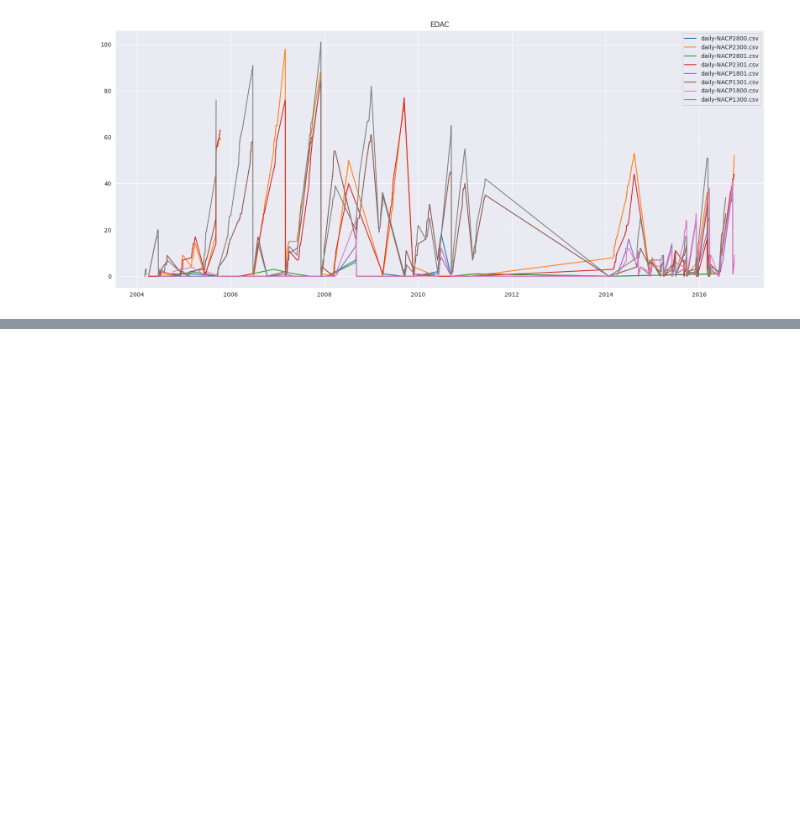
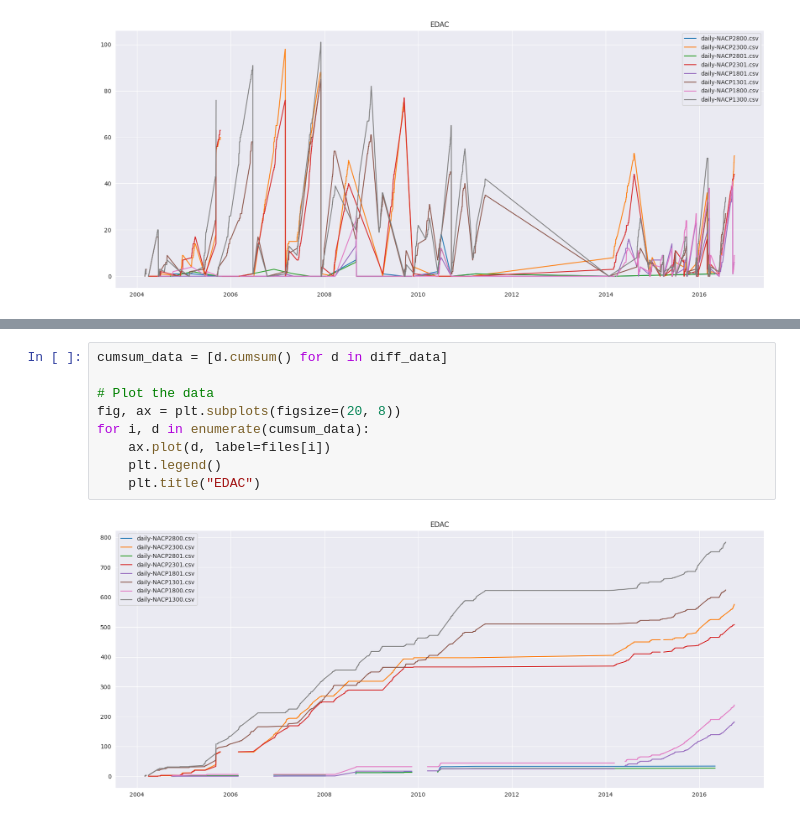
Before and after one commit to CS-433/ml-project-2-ml4esa, a Jupyter notebook: DataFetcher.ipynb, the cells around one changed output, grey strips where cells are left out. Cells and saved outputs as stored; diff of their text form; blank space fills up the shorter version.

```diff
--- a/DataFetcher.ipynb
+++ b/DataFetcher.ipynb
@@ -131,0 +149,11 @@ dtype: int64
+# %%
+cumsum_data = [d.cumsum() for d in diff_data]
+
+# Plot the data
+fig, ax = plt.subplots(figsize=(20, 8))
+for i, d in enumerate(cumsum_data):
+    ax.plot(d, label=files[i])
+    plt.legend()
+    plt.title("EDAC")
+# %% [output]
+[figure, added]
```
Also changed, not shown: parts of 1 cell of this notebook.
